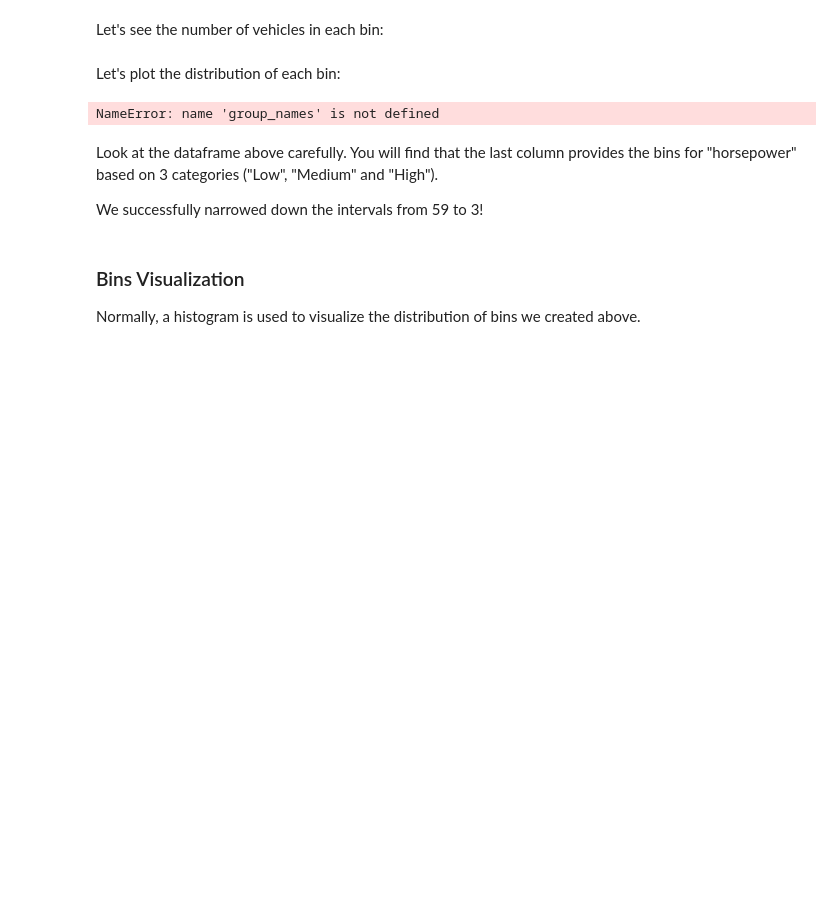
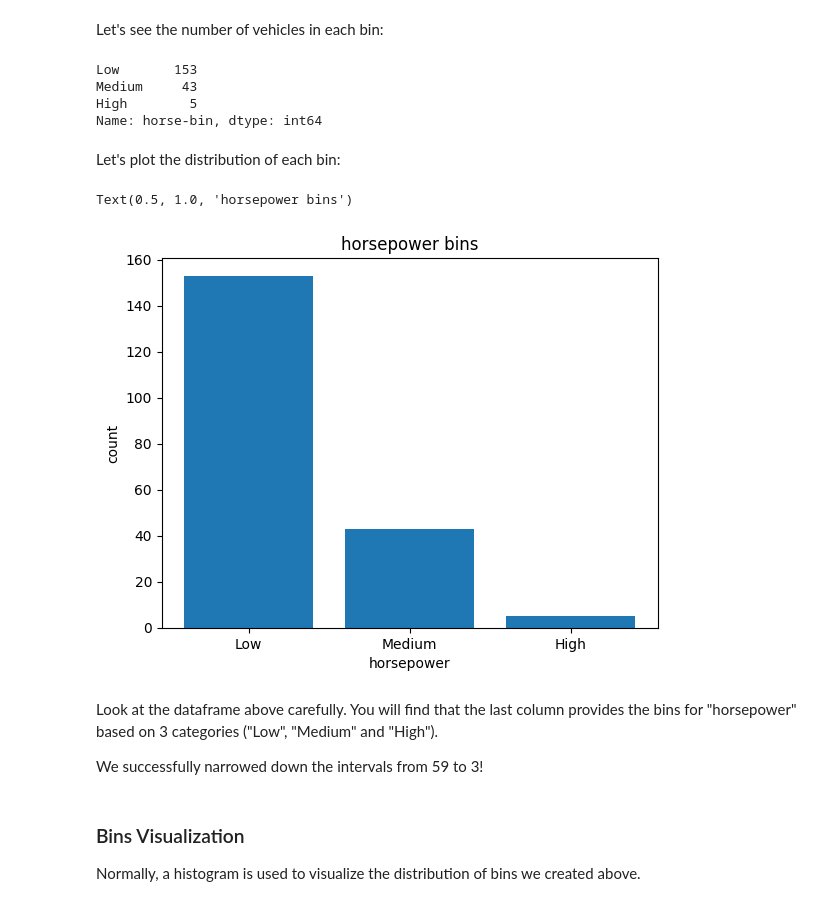
Before and after one commit to andrewrhoden/Panda-DataWrangling, a Jupyter notebook: DA0101EN-2-Review-Data-Wrangling.ipynb, the cells around one changed output. Drawn from its saved outputs; the diff is of its cells as text; code cells hidden in the pictures; blank space fills up the shorter version.

```diff
--- a/DA0101EN-2-Review-Data-Wrangling.ipynb
+++ b/DA0101EN-2-Review-Data-Wrangling.ipynb
@@ -579,3 +579,6 @@ Text(0.5, 1.0, 'horsepower bins')
 <p>Since we are building 3 bins of equal length, there should be 4 dividers, so numbers_generated = 4.</p>
 # %% [markdown]
 We build a bin array with a minimum value to a maximum value by using the bandwidth calculated above. The values will determine when one bin ends and another begins.
+# %%
+bin=np.linspace(min(df["horsepower"]),max(df["horsepower"]),4)
+bin
@@ -582,4 +587,6 @@ We build a bin array with a minimum value to a maximum value by using the bandwi
 # %% [markdown]
 We set group  names:
+# %%
+groups=['Low','Medium','High']
 # %% [markdown]
 We apply the function "cut" to determine what each value of `df['horsepower']` belongs to.
@@ -585,0 +598,4 @@ We apply the function "cut" to determine what each value of `df['horsepower']` b
+# %%
+
+df['horse-bin']=pd.cut(df['horsepower'],bin,labels=groups,include_lowest=True)
+df[['horsepower','horse-bin']].head(10)
@@ -586,19 +614,28 @@ We apply the function "cut" to determine what each value of `df['horsepower']` b
 # %% [markdown]
 Let's see the number of vehicles in each bin:
+# %%
+
+df['horse-bin'].value_counts()
+# %% [output]
+Low       153
+Medium     43
+High        5
+Name: horse-bin, dtype: int64
 # %% [markdown]
 Let's plot the distribution of each bin:
 # %%
 %matplotlib inline
 import matplotlib as plt
 from matplotlib import pyplot
-pyplot.bar(group_names, df["horsepower-binned"].value_counts())
+pyplot.bar(groups, df["horse-bin"].value_counts())
 
 # set x/y labels and plot title
 plt.pyplot.xlabel("horsepower")
 plt.pyplot.ylabel("count")
 plt.pyplot.title("horsepower bins")
 # %% [output]
-NameError: name 'group_names' is not defined
+Text(0.5, 1.0, 'horsepower bins')
+[figure, added]
 # %% [markdown]
 <p>
     Look at the dataframe above carefully. You will find that the last column provides the bins for "horsepower" based on 3 categories ("Low", "Medium" and "High").
```
Also changed, not shown: parts of 16 cells of this notebook, 1 other file.
